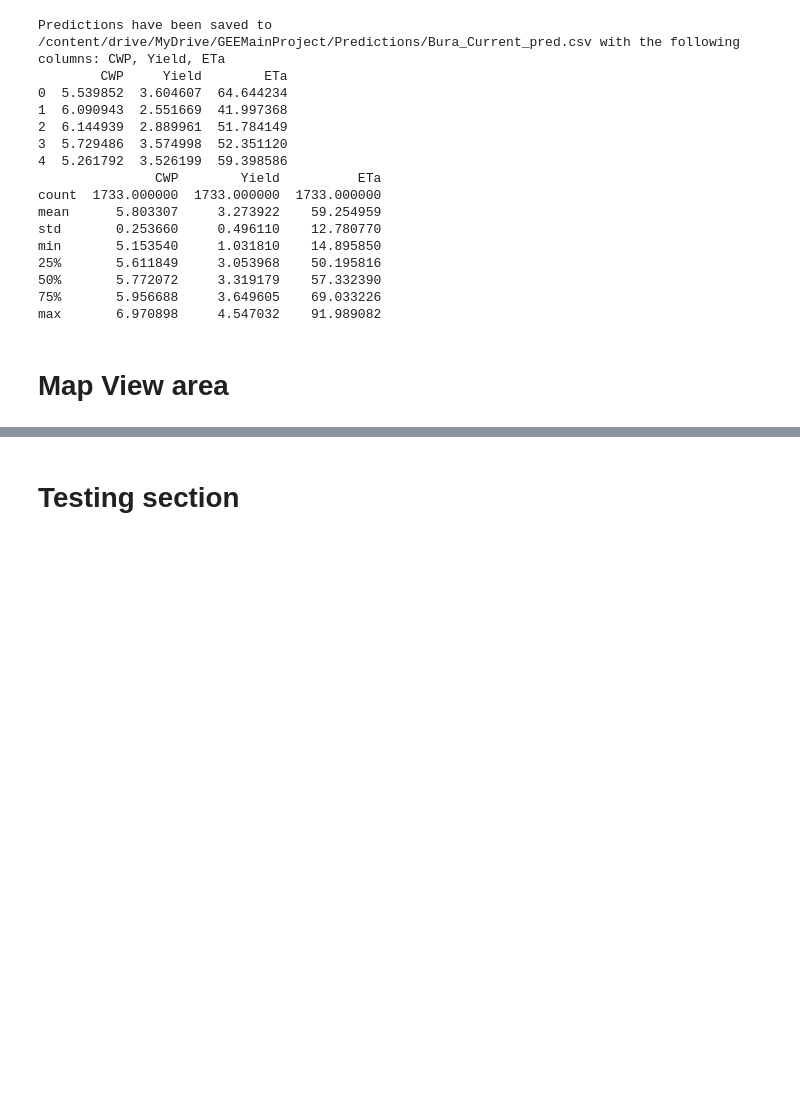
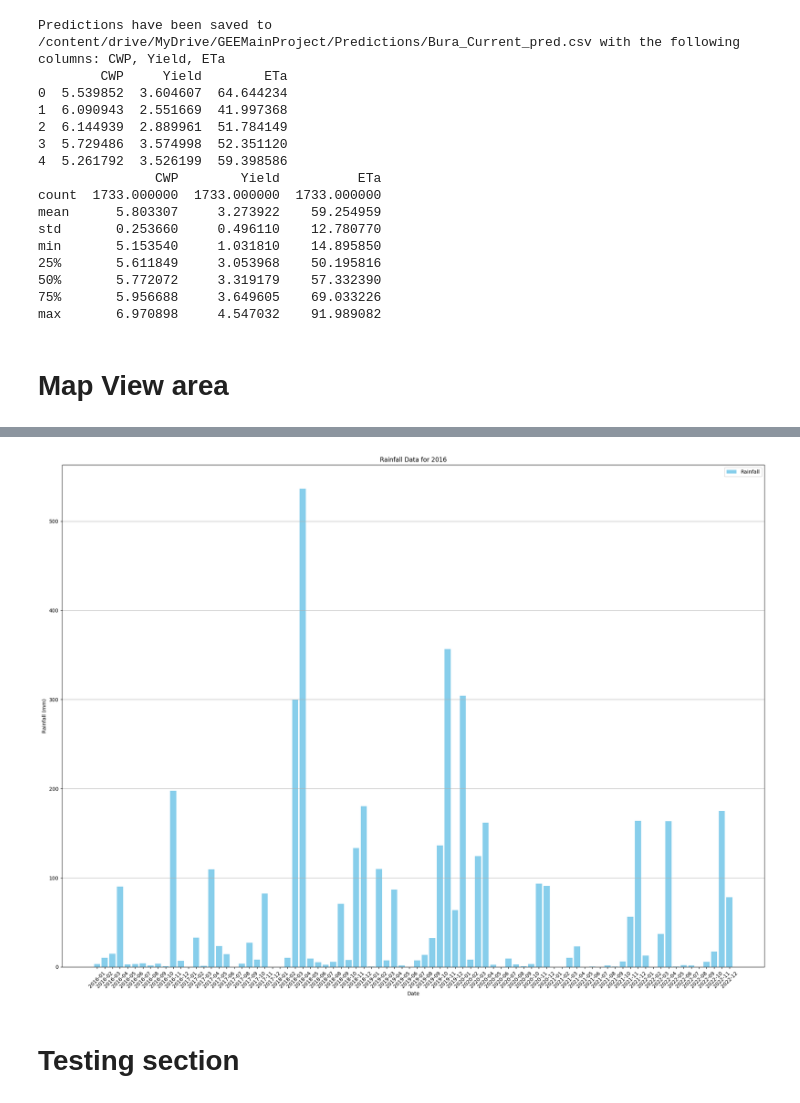
Before and after one commit to alfredamboka/FinalYearProject, a Jupyter notebook: mainProjectCode.ipynb, the cells around one changed output, grey strips where cells are left out. Drawn from its saved outputs; the diff is of its cells as text; code cells hidden in the pictures; blank space fills up the shorter version.

```diff
--- a/mainProjectCode.ipynb
+++ b/mainProjectCode.ipynb
@@ -3390,2 +3506,18 @@ Map
+# %%
+# Assuming you have a 'Rainfall' column in your DataFrame 'df'
+plt.figure(figsize=(20, 15))
+plt.bar(wdf['Date'], wdf['Rainfall'], color='skyblue', label='Rainfall')
+plt.xlabel('Date')
+plt.ylabel('Rainfall (mm)')
+plt.title('Rainfall Data for 2016')
+plt.xticks(rotation=45)
+plt.legend()
+plt.grid(axis='y')
+
+# Show the plot
+plt.tight_layout()
+plt.show()
+# %% [output]
+[figure, added]
 # %% [markdown]
 # Testing section
```
Also changed, not shown: parts of 13 cells of this notebook.
